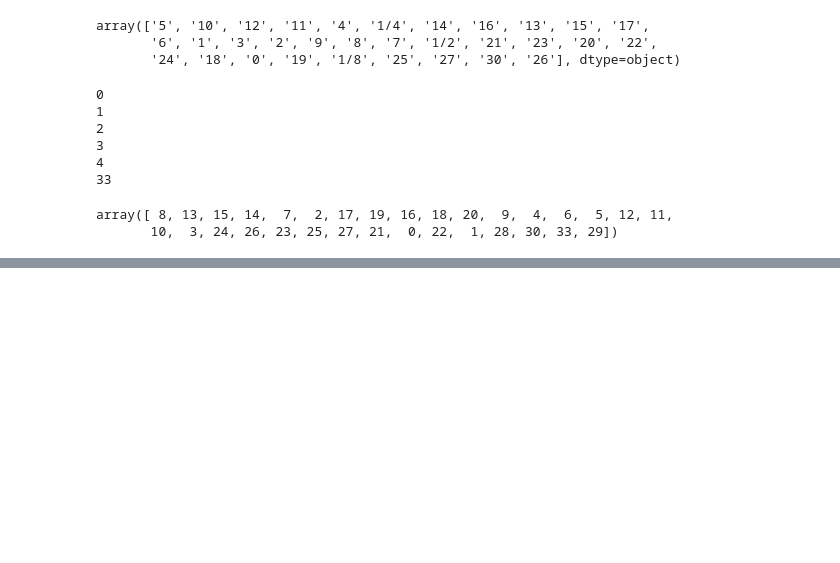
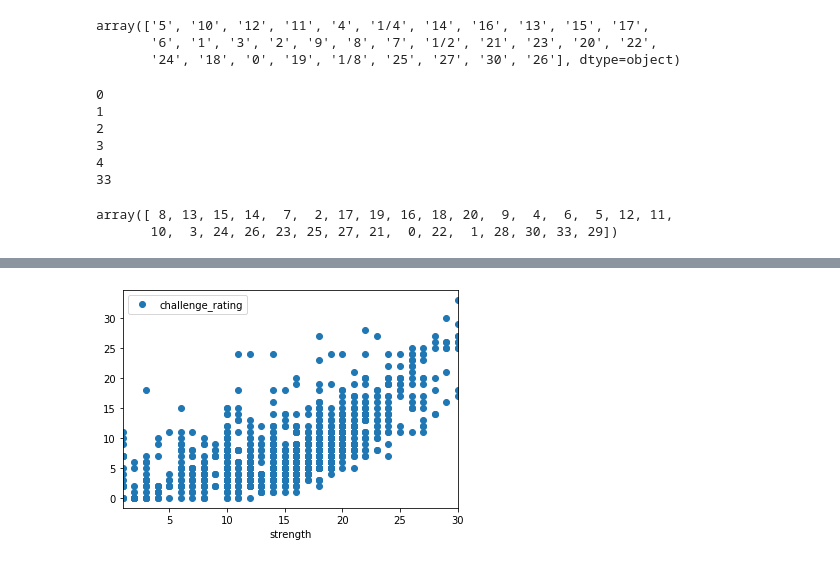
Before and after one commit to nhphillips5/DND_Monsters, a Jupyter notebook: project.ipynb, the cells around one changed output, grey strips where cells are left out. Saved outputs shown, nothing was run; the diff lists cells and outputs as text; code cells hidden in the pictures; blank space fills up the shorter version.

```diff
--- a/project.ipynb
+++ b/project.ipynb
@@ -141,0 +175,4 @@ KeyError: False
+# %%
+plot = mon1.plot(x='strength', y='challenge_rating', style='o')
+# %% [output]
+[figure, added]
```
Also changed, not shown: parts of 21 cells of this notebook, 1 other file.
